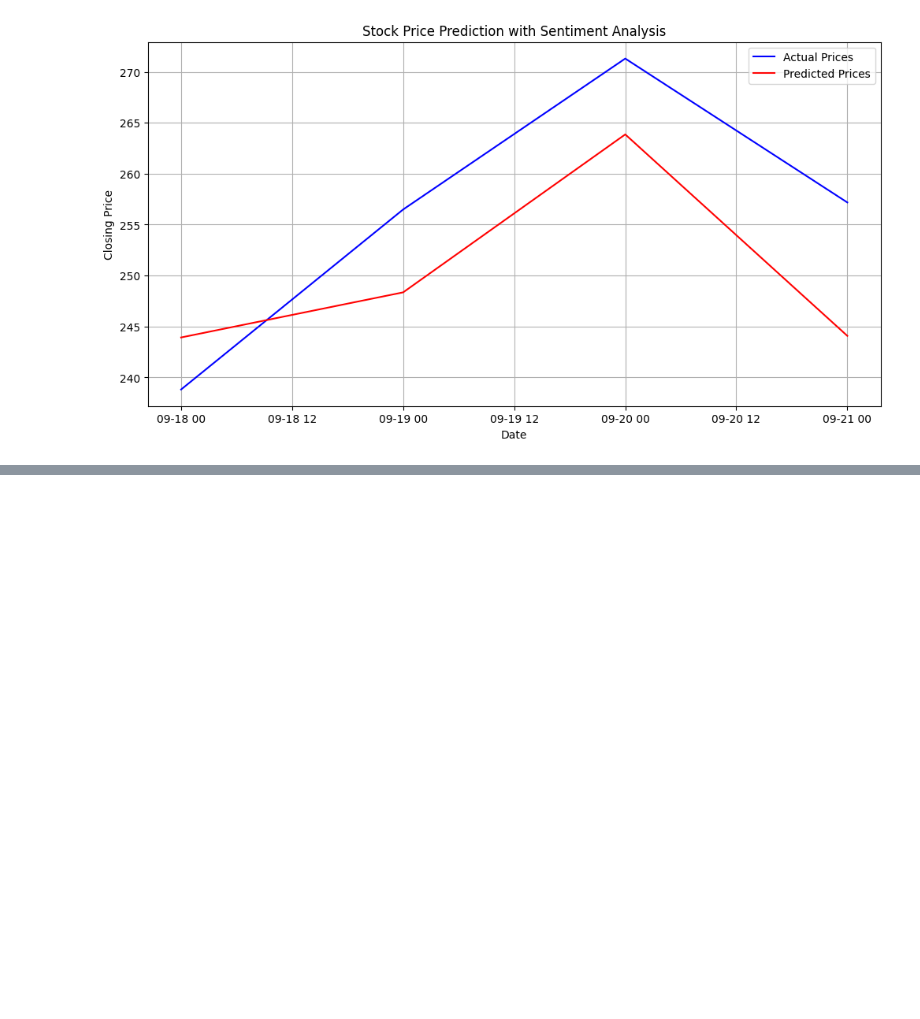
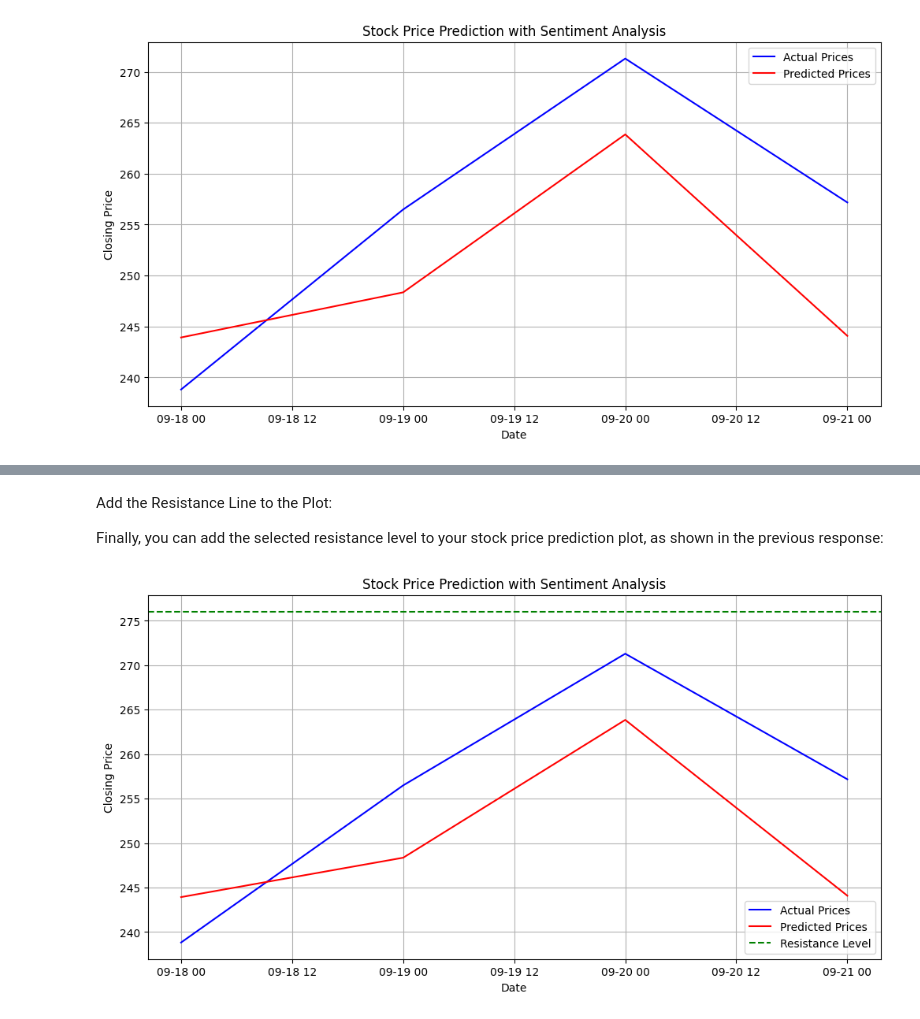
Before and after one commit to JulienSLuk/stockPredictor, a Jupyter notebook: stockPredictor.ipynb, the cells around one changed output, grey strips where cells are left out. Saved outputs shown, nothing was run; the diff lists cells and outputs as text; code cells hidden in the pictures; blank space fills up the shorter version.

Commit message:
implemented resistance line using local price maxima (peaks) as potential resistance levels

```diff
--- a/stockPredictor.ipynb
+++ b/stockPredictor.ipynb
@@ -195,0 +202,14 @@ plt.show()
+# %%
+import numpy as np
+
+def find_local_maxima(prices, window_size=5):
+    local_maxima = []
+
+    for i in range(window_size, len(prices) - window_size):
+        if prices[i] > max(prices[i - window_size:i]) and prices[i] > max(prices[i + 1:i + window_size + 1]):
+            local_maxima.append((i, prices[i]))
+
+    return local_maxima
+
+# Example usage:
+local_maxima = find_local_maxima(df['Close'].values)
@@ -195,0 +222,28 @@ plt.show()
+# %%
+if local_maxima:
+    resistance_level_index, resistance_level = local_maxima[-1]
+else:
+    resistance_level = None
+# %% [markdown]
+Add the Resistance Line to the Plot:
+
+Finally, you can add the selected resistance level to your stock price prediction plot, as shown in the previous response:
+# %%
+import matplotlib.pyplot as plt
+
+plt.figure(figsize=(12, 6))
+plt.title('Stock Price Prediction with Sentiment Analysis')
+plt.xlabel('Date')
+plt.ylabel('Closing Price')
+plt.plot(df.index[-len(y_test):], y_test, label='Actual Prices', color='b')
+plt.plot(df.index[-len(y_test):], y_pred, label='Predicted Prices', color='r')
+
+# Add the resistance line
+if resistance_level is not None:
+    plt.axhline(y=resistance_level, color='g', linestyle='--', label='Resistance Level')
+
+plt.legend()
+plt.grid(True)
+plt.show()
+# %% [output]
+[figure, added]
```
Also changed, not shown: parts of 2 cells of this notebook.
